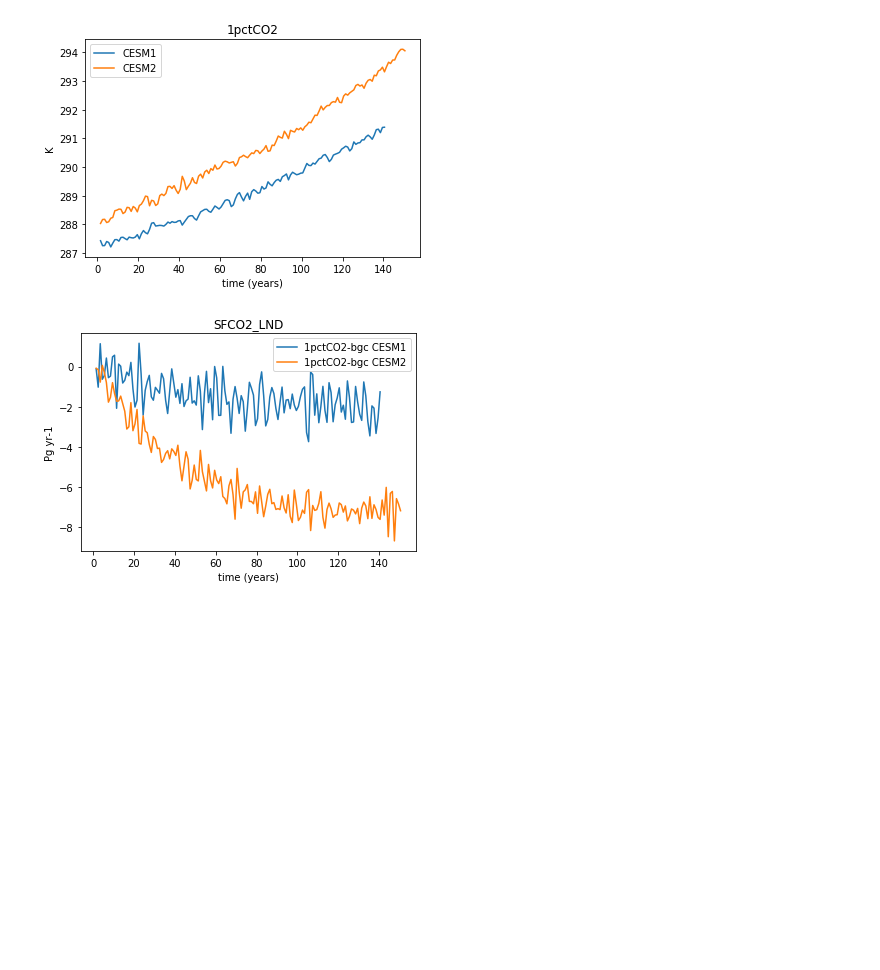
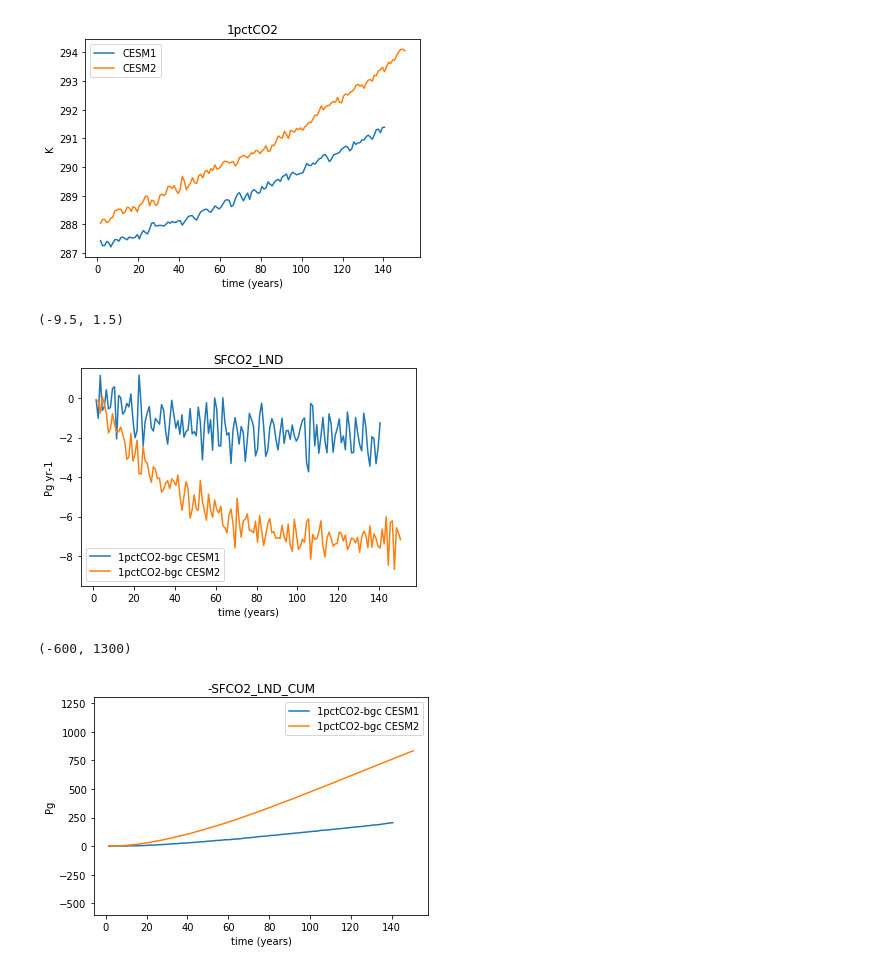
Before and after one commit to klindsay28/CESM2_coup_carb_cycle_JAMES, a Jupyter notebook: 1pctCO2.ipynb, the cells around one changed output. Cells and saved outputs as stored; diff of their text form; code cells hidden in the pictures; blank space fills up the shorter version.

```diff
--- a/1pctCO2.ipynb
+++ b/1pctCO2.ipynb
@@ -82,9 +103,19 @@ tseries_utils.tseries_plot_1var('TS', [ds_1pctCO2_cmip5_ann, ds_1pctCO2_ann],
 [figure]
 # %%
 varname = 'SFCO2_LND'
-tseries_utils.tseries_plot_1var(varname, [ds_1pctCO2_bgc_cmip5_ann, ds_1pctCO2_bgc_ann],
-                                ['1pctCO2-bgc CESM1', '1pctCO2-bgc CESM2'], varname)
+tseries_mod.tseries_plot_1var(varname, [ds_1pctCO2_bgc_cmip5_ann, ds_1pctCO2_bgc_ann],
+                              ['1pctCO2-bgc CESM1', '1pctCO2-bgc CESM2'], varname, region_val='Global')
+plt.ylim(-9.5, 1.5)
 # %% [output]
+(-9.5, 1.5)
-[figure, old version]
+[figure, new version]
+# %%
+varname = 'SFCO2_LND_CUM'
+tseries_mod.tseries_plot_1var(varname, [ds_1pctCO2_bgc_cmip5_ann, ds_1pctCO2_bgc_ann],
+                              ['1pctCO2-bgc CESM1', '1pctCO2-bgc CESM2'], '-'+varname, region_val='Global')
+plt.ylim(-600, 1300)
+# %% [output]
+(-600, 1300)
+[figure, added]
 # %%
 varname = 'SFCO2_OCN'
```
Also changed, not shown: parts of 6 cells of this notebook, 21 other files.
